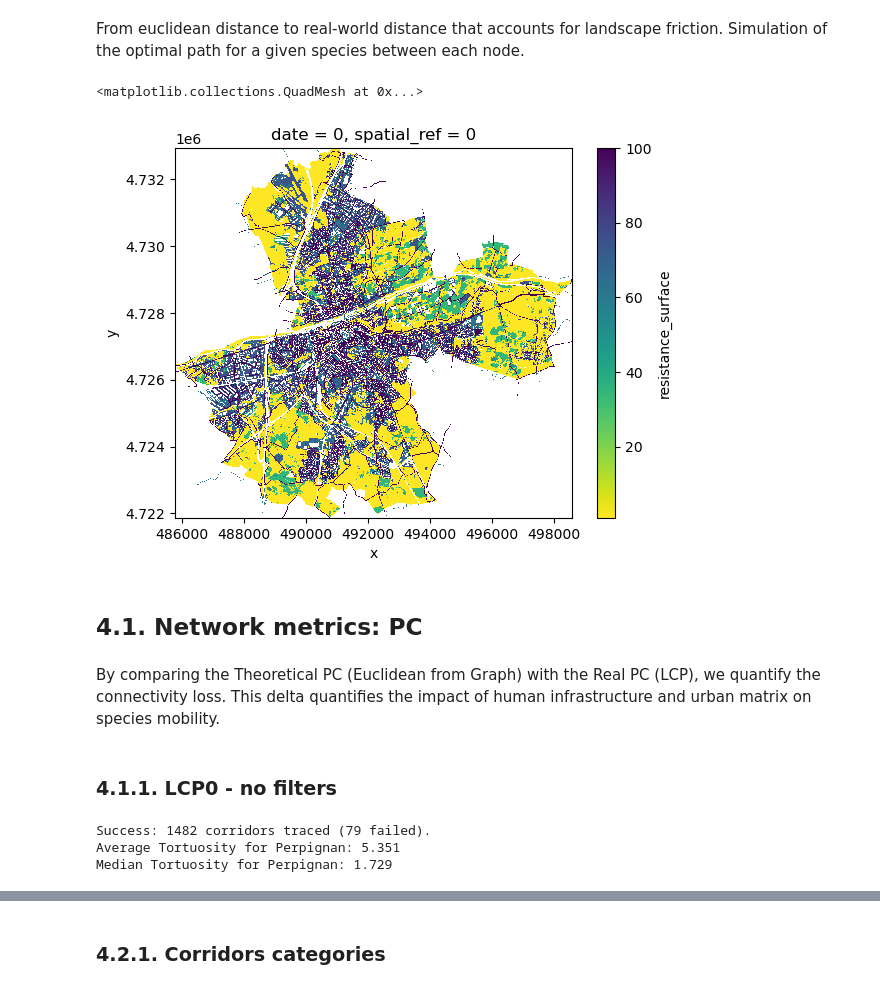
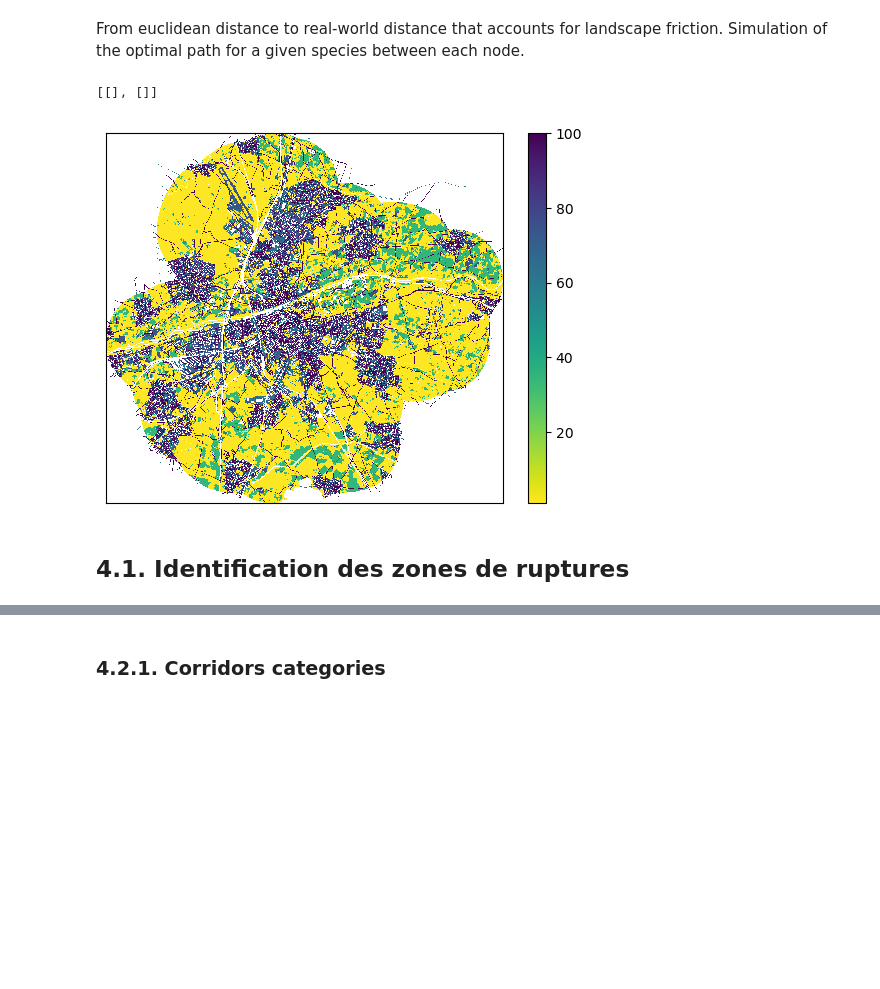
Before and after one commit to marion-billy/urbiverde_ivb, a Jupyter notebook: corridor_project/perpignan_prod.ipynb, the cells around one changed output, grey strips where cells are left out. Saved outputs shown, nothing was run; the diff lists cells and outputs as text; code cells hidden in the pictures; blank space fills up the shorter version.

Commit message:
remove lcp0, reframed ruptures, buffer

```diff
--- a/corridor_project/perpignan_prod.ipynb
+++ b/corridor_project/perpignan_prod.ipynb
@@ -69,8 +71,8 @@ print(total_area_km2)
 # %% [output]
 67.89453165736762
 # %%
-aoi_buffered_geom = aoi_utm.buffer(2 * d0)
-aoi_buffered_geom = gpd.GeoSeries(aoi_buffered_geom, crs=utm_epsg).to_crs(aoi_raw.crs)
+d0 = specie['graph']['d0']
+aoi_buffered_geom = gpd.GeoSeries(aoi_utm.buffer(2 * d0), crs=utm_epsg).to_crs(aoi_raw.crs)
 
 aoi_buffered = aoi_raw.copy()
 aoi_buffered.geometry = aoi_buffered_geom
@@ -160,9 +162,8 @@ Indice PC pour Perpignan : 0.0898
 From euclidean distance to real-world distance that accounts for landscape friction. Simulation of the optimal path for a given species between each node.
 # %%
 # raster de friction
-
 resistance_raster = rout.create_resistance_surface(da_lc, specie['friction'])
-resistance_raster.plot(robust=True, cmap='viridis_r')
+resistance_raster.plot(robust=True, cmap='viridis_r', add_labels=False).axes.set(xticks=[], yticks=[])
 # %% [output]
-<matplotlib.collections.QuadMesh at 0x...>
+[[], []]
-[figure, old version]
+[figure, new version]
@@ -169,17 +174,2 @@ resistance_raster.plot(robust=True, cmap='viridis_r')
 # %% [markdown]
-## 4.1. Network metrics: PC
+## 4.1. Identification des zones de ruptures
-# %% [markdown]
-By comparing the Theoretical PC (Euclidean from Graph) with the Real PC (LCP), we quantify the connectivity loss. This delta quantifies the impact of human infrastructure and urban matrix on species mobility.
-# %% [markdown]
-### 4.1.1. LCP0 - no filters
-# %%
-gdf_lcp0 = rout.compute_lcp_network(gdf_edges, df_nodes, da_lc, specie['friction'])
-
-gdf_lcp0['tortuosity'] = gdf_lcp0['real_dist'] / gdf_lcp0['theoretical_dist']
-print(f"Average Tortuosity for {CITY}: {gdf_lcp0['tortuosity'].mean():.3f}")
-print(f"Median Tortuosity for {CITY}: {gdf_lcp0['tortuosity'].median():.3f}")
-# print(gdf_lcp0['tortuosity'].describe())
-# %% [output]
-Success: 1482 corridors traced (79 failed).
-Average Tortuosity for Perpignan: 5.351
-Median Tortuosity for Perpignan: 1.729
```
Also changed, not shown: parts of 26 cells of this notebook, 5 other files.
